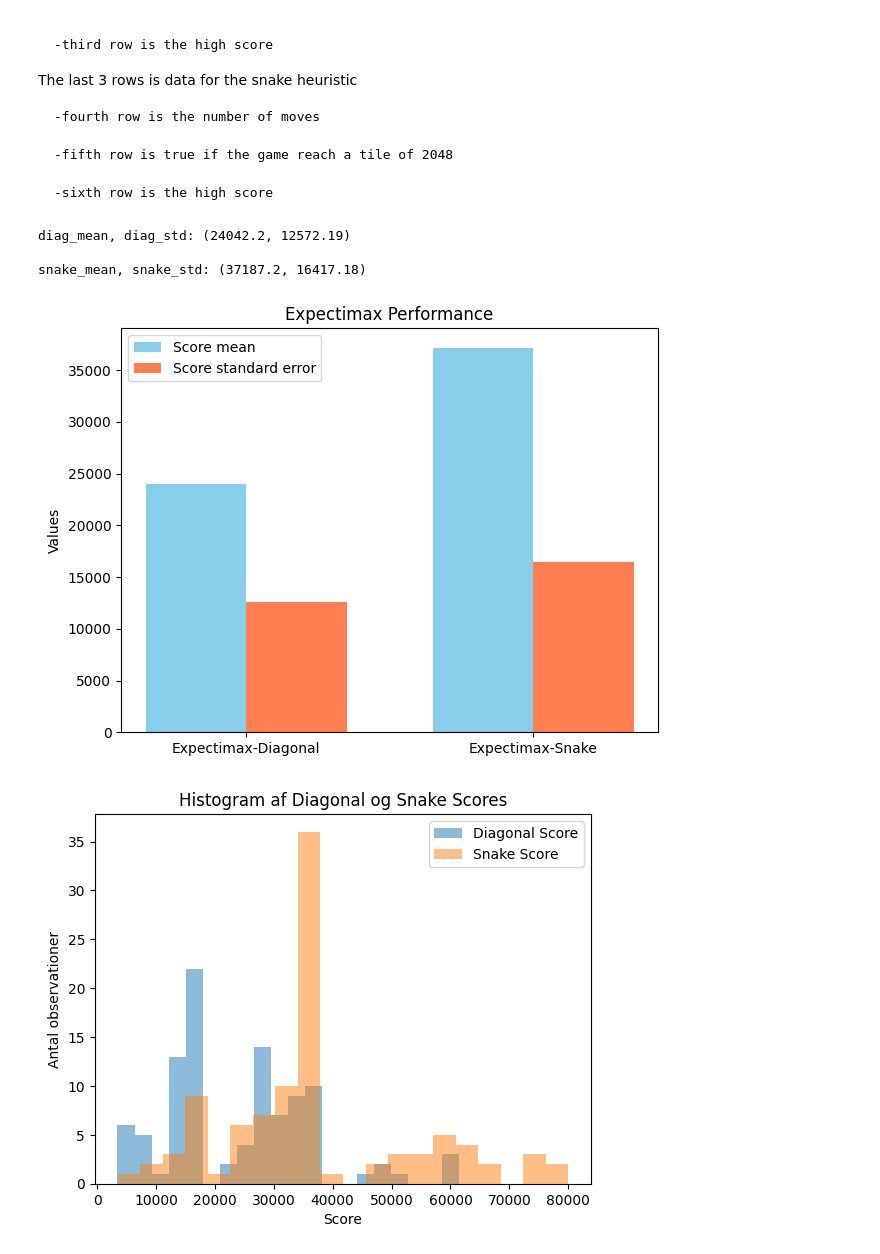
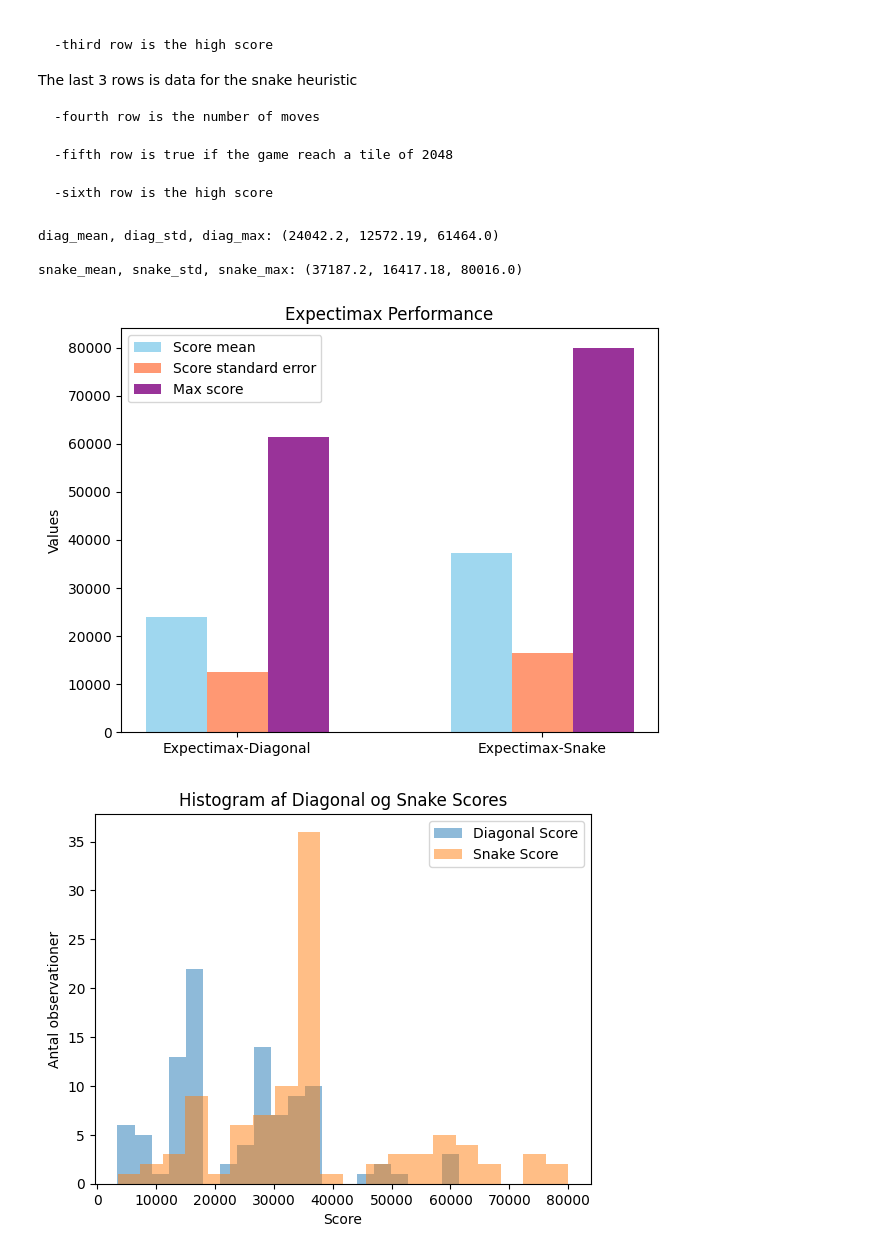
Before and after one commit to Larraguibel/ArtificialInteligence, a Jupyter notebook: Data_AI.ipynb, the cells around one changed output. Saved outputs shown, nothing was run; the diff lists cells and outputs as text; code cells hidden in the pictures.

```diff
--- a/Data_AI.ipynb
+++ b/Data_AI.ipynb
@@ -131,44 +131,51 @@ snake_score =  [3.6460e+04, 7.3940e+04, 7.3452e+04, 3.7156e+04, 3.6312e+04, 1.70
 # %%
 mean_diag_score = np.mean(diag_score)
 sd_diag_score = np.std(diag_score)
+diag_max = np.max(diag_score)
+
 mean_snake_score = np.mean(snake_score)
 sd_snake_score = np.std(snake_score)
+snake_max = np.max(snake_score)
 print(
 
 f'''
-diag_mean, diag_std: {round(mean_diag_score, 2), round(sd_diag_score, 2)}
+diag_mean, diag_std, diag_max: {round(mean_diag_score, 2), round(sd_diag_score, 2), round(diag_max, 2)}
 
-snake_mean, snake_std: {round(mean_snake_score, 2), round(sd_snake_score, 2)}
+snake_mean, snake_std, snake_max: {round(mean_snake_score, 2), round(sd_snake_score, 2), round(snake_max, 2)}
 
 ''')
 # %% [output]
-diag_mean, diag_std: (24042.2, 12572.19)
+diag_mean, diag_std, diag_max: (24042.2, 12572.19, 61464.0)
 
-snake_mean, snake_std: (37187.2, 16417.18)
+snake_mean, snake_std, snake_max: (37187.2, 16417.18, 80016.0)
 # %%
-data = [(24042.2, 12572.19), (37187.2, 16417.18)]
+data = [(round(mean_diag_score, 2), round(sd_diag_score, 2), round(diag_max, 2)),
+        (round(mean_snake_score, 2), round(sd_snake_score, 2), round(snake_max, 2))]
 
 # Create a bar graph
 category_names = ["Expectimax-Diagonal", "Expectimax-Snake"]
 fig, ax = plt.subplots()
 index = range(len(category_names))
-bar_width = 0.35
-rects1 = ax.bar(index, [data[i][0] for i in range(len(data))], bar_width, color='skyblue', label='Score mean')
-rects2 = ax.bar([i + bar_width for i in index], [data[i][1] for i in range(len(data))], bar_width, color='coral', label='Score standard error')
+bar_width = 0.2  # Reduce the width to fit all bars properly
+opacity = 0.8
+
+rects1 = ax.bar(index, [data[i][0] for i in range(len(data))], bar_width, alpha=opacity, color='skyblue', label='Score mean')
+rects2 = ax.bar([i + bar_width for i in index], [data[i][1] for i in range(len(data))], bar_width, alpha=opacity, color='coral', label='Score standard error')
+rects3 = ax.bar([i + 2*bar_width for i in index], [data[i][2] for i in range(len(data))], bar_width, alpha=opacity, color='purple', label='Max score')
 
 # Add some text for labels, title and custom x-axis tick labels, etc.
 ax.set_ylabel('Values')
 ax.set_title('Expectimax Performance')
-ax.set_xticks([i + bar_width / 2 for i in index])
+ax.set_xticks([i + bar_width for i in index])
 ax.set_xticklabels(category_names)
 ax.legend()
 
 fig.tight_layout()
 
 # Display the plot
 plt.show()
 # %% [output]
-[figure, old version]
+[figure, new version]
 # %%
 bin_size = 20
 plt.hist(diag_score, bins=bin_size, alpha=0.5, label='Diagonal Score')
```
